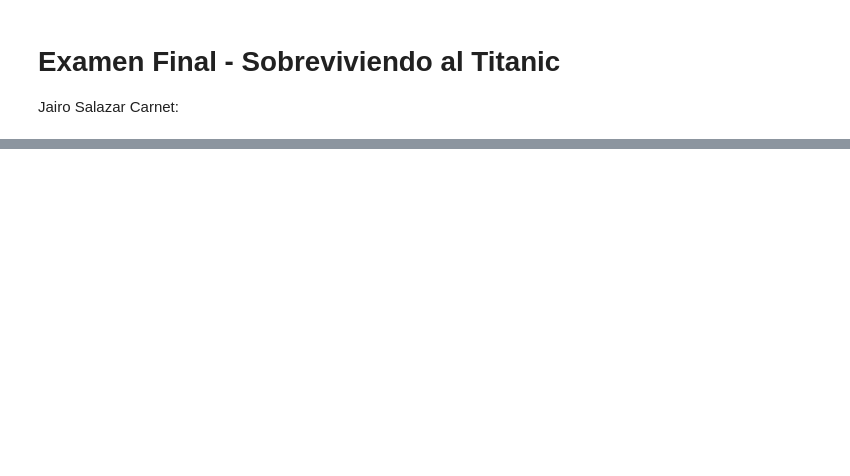
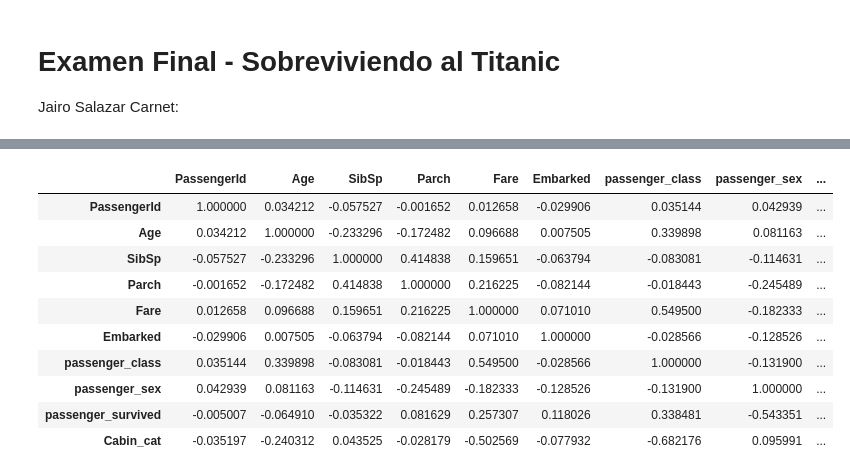
Before and after one commit to JS-DS-coder/CienciaDeDatos2021, a Jupyter notebook: sobreviviendoaltitanicyaSL.ipynb, the cells around one changed output, grey strips where cells are left out. Cells and saved outputs as stored; diff of their text form; code cells hidden in the pictures; blank space fills up the shorter version.

```diff
--- a/sobreviviendoaltitanicyaSL.ipynb
+++ b/sobreviviendoaltitanicyaSL.ipynb
@@ -54,0 +235,10 @@ dataset
+# %%
+
+
+
+cleanup_nums = {"passenger_survived":     {"N": 0, "Y": 1},
+                "passenger_sex": {"M": 1, "F": 0},
+                "passenger_class": {"Lower": 0, "Middle": 1,"Upper": 2},
+                "Embarked": {"S": 0, "C": 1,"Q": 2,"A": 3}
+                }
+dataset = dataset.replace(cleanup_nums)
@@ -54,0 +261,5 @@ dataset
+# %%
+dataset["Cabin"] = dataset["Cabin"].astype('category')
+
+dataset["Cabin_cat"] = dataset["Cabin"].cat.codes
+dataset.head()
@@ -54,0 +273,15 @@ dataset
+# %%
+corrpearson = dataset.corr(method="pearson")
+corrpearson
+# %% [output]
+|  | PassengerId | Age | SibSp | Parch | Fare | Embarked | passenger_class | passenger_sex | ... |
+| PassengerId | 1.000000 | 0.034212 | -0.057527 | -0.001652 | 0.012658 | -0.029906 | 0.035144 | 0.042939 | ... |
+| Age | 0.034212 | 1.000000 | -0.233296 | -0.172482 | 0.096688 | 0.007505 | 0.339898 | 0.081163 | ... |
+| SibSp | -0.057527 | -0.233296 | 1.000000 | 0.414838 | 0.159651 | -0.063794 | -0.083081 | -0.114631 | ... |
+| Parch | -0.001652 | -0.172482 | 0.414838 | 1.000000 | 0.216225 | -0.082144 | -0.018443 | -0.245489 | ... |
+| Fare | 0.012658 | 0.096688 | 0.159651 | 0.216225 | 1.000000 | 0.071010 | 0.549500 | -0.182333 | ... |
+| Embarked | -0.029906 | 0.007505 | -0.063794 | -0.082144 | 0.071010 | 1.000000 | -0.028566 | -0.128526 | ... |
+| passenger_class | 0.035144 | 0.339898 | -0.083081 | -0.018443 | 0.549500 | -0.028566 | 1.000000 | -0.131900 | ... |
+| passenger_sex | 0.042939 | 0.081163 | -0.114631 | -0.245489 | -0.182333 | -0.128526 | -0.131900 | 1.000000 | ... |
+| passenger_survived | -0.005007 | -0.064910 | -0.035322 | 0.081629 | 0.257307 | 0.118026 | 0.338481 | -0.543351 | ... |
+| Cabin_cat | -0.035197 | -0.240312 | 0.043525 | -0.028179 | -0.502569 | -0.077932 | -0.682176 | 0.095991 | ... |
```
Also changed, not shown: parts of 18 cells of this notebook.
